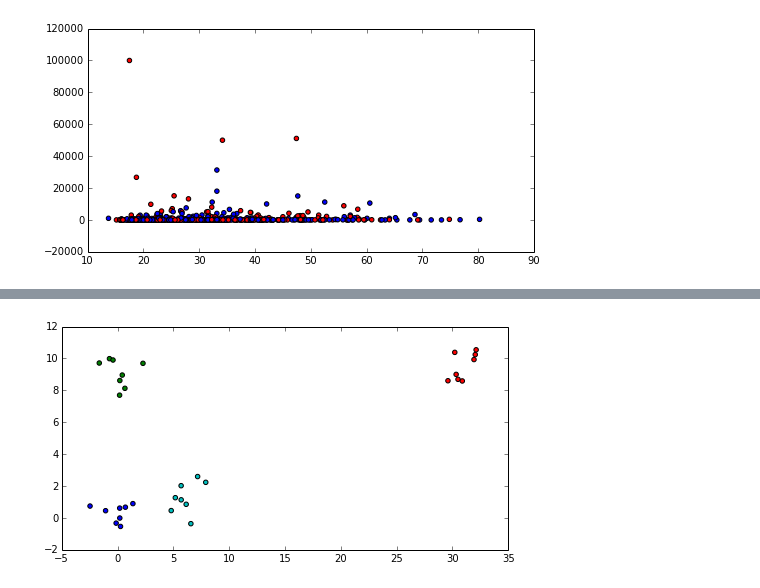
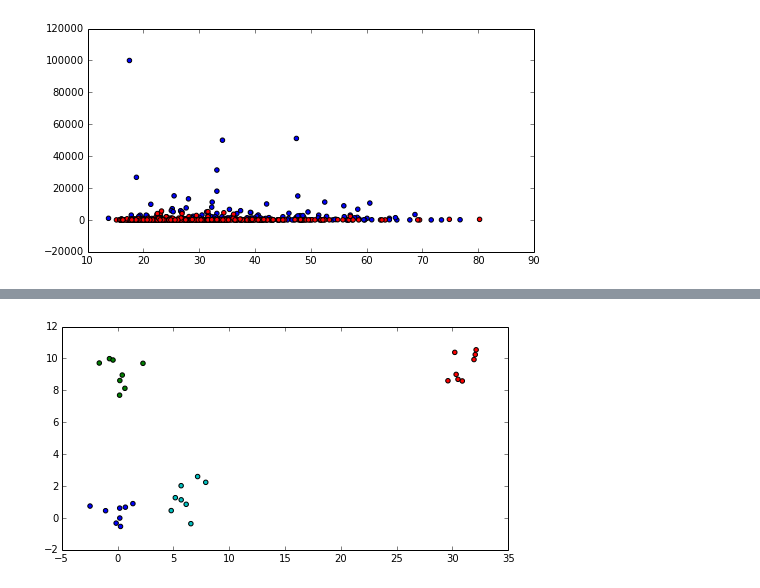
Before and after one commit to sebboyer/Adaptive_clustering, a Jupyter notebook: test.ipynb, the cells around one changed output, grey strips where cells are left out. Saved outputs shown, nothing was run; the diff lists cells and outputs as text; code cells hidden in the pictures.

```diff
--- a/test.ipynb
+++ b/test.ipynb
@@ -17,21 +17,25 @@ dimension=np.shape(data_feat)[1]
 # %%
 c1=list()
 c2=list()
+object_class=list()
 # %%
 for i in range(np.shape(data)[0]):
     o=ass.Object(dimension,0)
     o.set_features(data_feat[i,:])
     if data_class[i]==1:
         c1.append(o)
+        object_class.append(0)
     elif data_class[i]==0:
         c2.append(o)
+        object_class.append(1)
 # %%
 setOfObjects=c1+c2
+object_class=[0]*len(c1)+[1]*len(c2)
 # %%
-real_clusters=np.array(data_class.astype(int))
+real_clusters=object_class
 fig=vis.visualization_2D(setOfObjects,real_clusters,1,13)
 # %% [output]
-[figure, old version]
+[figure, new version]
 # %%
 pck.dump( [setOfObjects,real_clusters],open( "SetObjects/"+name+".p", "wb" ) )
 fig.savefig("SetObjects/"+name+".png")
```
Also changed, not shown: parts of 1 cell of this notebook, 18 other files.
